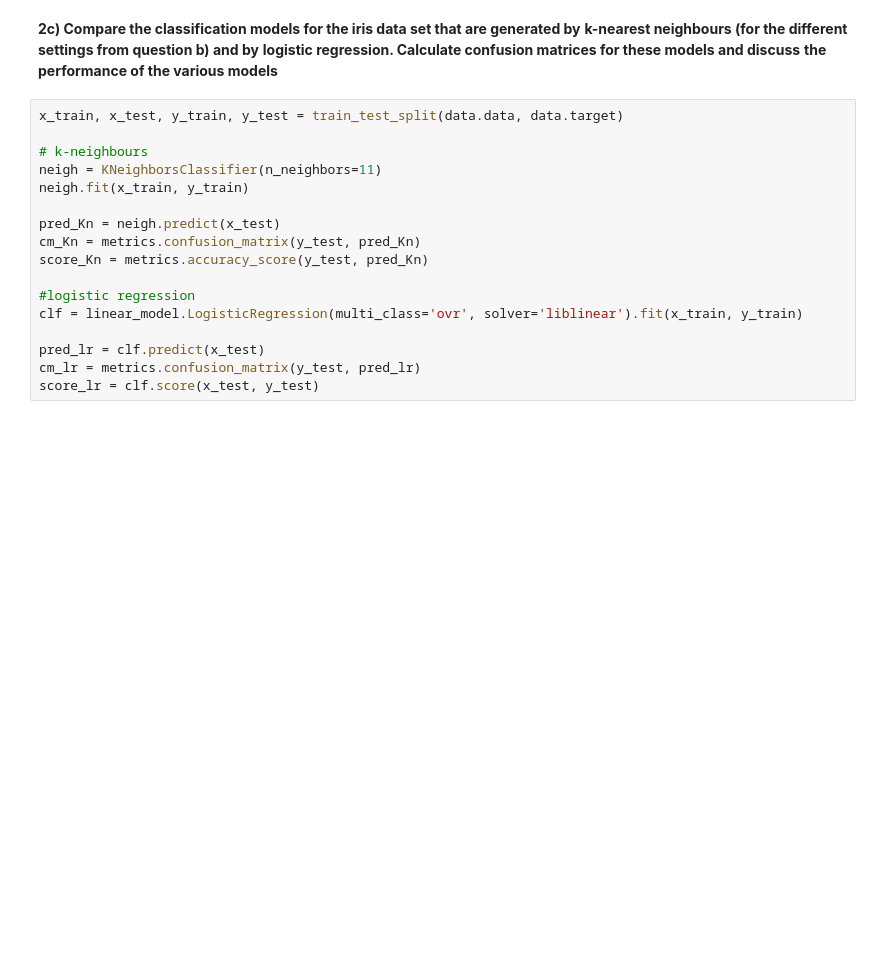
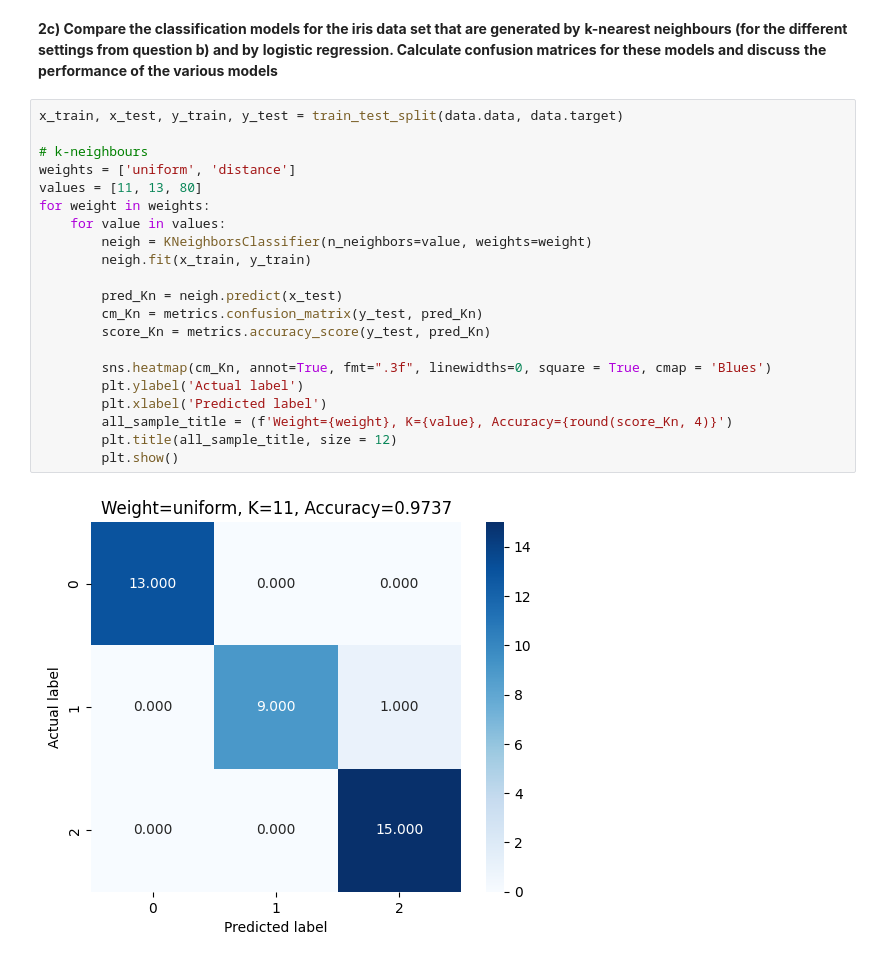
Before and after one commit to Niclindm/DAT405, a Jupyter notebook: Weekly assignment 2/Assignment2.ipynb, the cells around one changed output. Drawn from its saved outputs; the diff is of its cells as text; blank space fills up the shorter version.

```diff
--- a/Weekly assignment 2/Assignment2.ipynb
+++ b/Weekly assignment 2/Assignment2.ipynb
@@ -155,20 +187,26 @@ The reason why the accuracy drop as k-grows is beacuse we are underfitting the m
 **k-nearest neighbours (for the different settings from question b) and by**
 **logistic regression. Calculate confusion matrices for these models and discuss**
 **the performance of the various models**
-# %%
-x_train, x_test, y_train, y_test = train_test_split(data.data, data.target)
-
-# k-neighbours
-neigh = KNeighborsClassifier(n_neighbors=11)
-neigh.fit(x_train, y_train)
-
-pred_Kn = neigh.predict(x_test)
-cm_Kn = metrics.confusion_matrix(y_test, pred_Kn)
-score_Kn = metrics.accuracy_score(y_test, pred_Kn)
-
-#logistic regression
-clf = linear_model.LogisticRegression(multi_class='ovr', solver='liblinear').fit(x_train, y_train)
-
-pred_lr = clf.predict(x_test)
-cm_lr = metrics.confusion_matrix(y_test, pred_lr)
-score_lr = clf.score(x_test, y_test)
+# %%
+x_train, x_test, y_train, y_test = train_test_split(data.data, data.target)
+
+# k-neighbours
+weights = ['uniform', 'distance']
+values = [11, 13, 80]
+for weight in weights:
+    for value in values:
+        neigh = KNeighborsClassifier(n_neighbors=value, weights=weight)
+        neigh.fit(x_train, y_train)
+
+        pred_Kn = neigh.predict(x_test)
+        cm_Kn = metrics.confusion_matrix(y_test, pred_Kn)
+        score_Kn = metrics.accuracy_score(y_test, pred_Kn)
+
+        sns.heatmap(cm_Kn, annot=True, fmt=".3f", linewidths=0, square = True, cmap = 'Blues')
+        plt.ylabel('Actual label')
+        plt.xlabel('Predicted label')
+        all_sample_title = (f'Weight={weight}, K={value}, Accuracy={round(score_Kn, 4)}')
+        plt.title(all_sample_title, size = 12)
+        plt.show()
+# %% [output]
+[figure, added]
```
Also changed, not shown: parts of 7 cells of this notebook, 1 other file.
